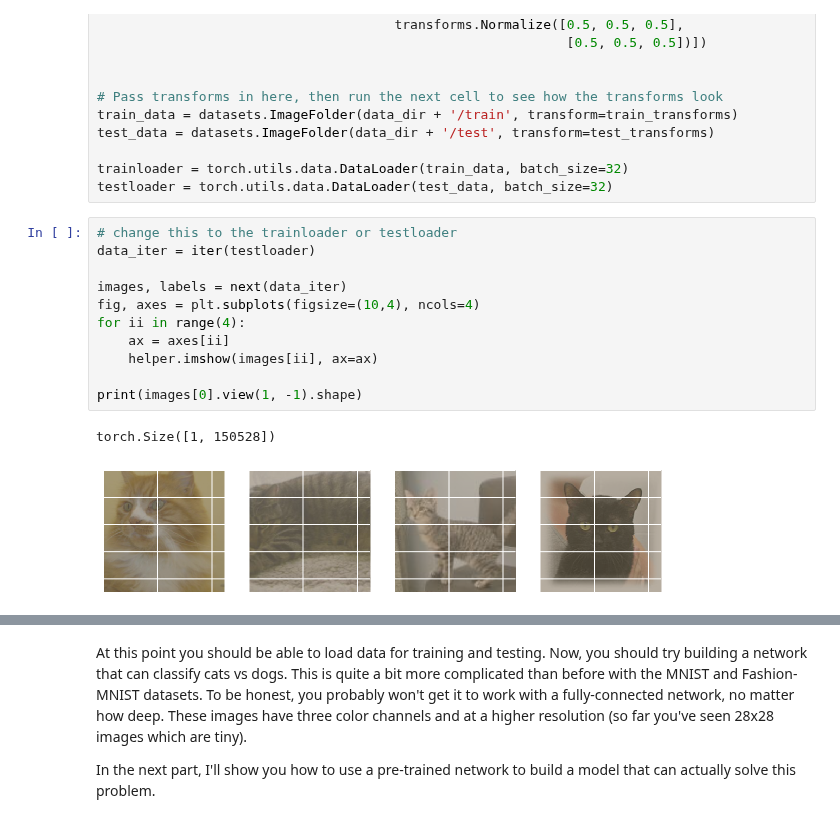
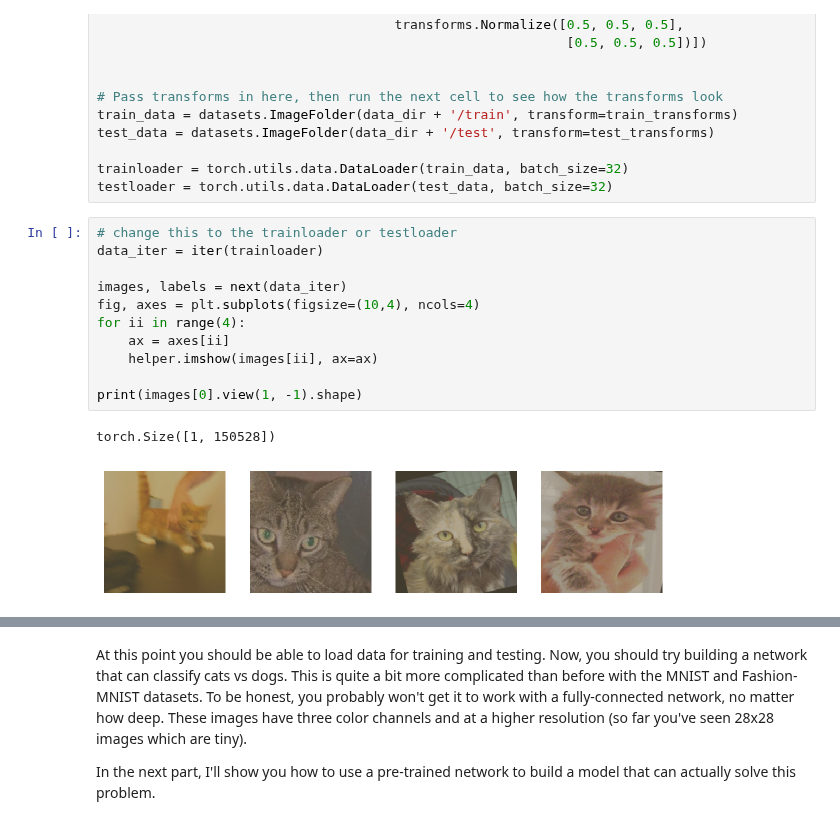
Before and after one commit to joaopamaral/deep-learning-v2-pytorch, a Jupyter notebook: intro-to-pytorch/Part 7 - Loading Image Data (Exercises).ipynb, the cells around one changed output, grey strips where cells are left out. Drawn from its saved outputs; the diff is of its cells as text.

```diff
--- a/intro-to-pytorch/Part 7 - Loading Image Data (Exercises).ipynb
+++ b/intro-to-pytorch/Part 7 - Loading Image Data (Exercises).ipynb
@@ -178,18 +160,18 @@ trainloader = torch.utils.data.DataLoader(train_data, batch_size=32)
 testloader = torch.utils.data.DataLoader(test_data, batch_size=32)
 # %%
 # change this to the trainloader or testloader
-data_iter = iter(testloader)
+data_iter = iter(trainloader)
 
 images, labels = next(data_iter)
 fig, axes = plt.subplots(figsize=(10,4), ncols=4)
 for ii in range(4):
     ax = axes[ii]
     helper.imshow(images[ii], ax=ax)
 
 print(images[0].view(1, -1).shape)
 # %% [output]
 torch.Size([1, 150528])
-[figure, old version]
+[figure, new version]
 # %% [markdown]
 Your transformed images should look something like this.
 
```
Also changed, not shown: parts of 4 cells of this notebook, 11 other files.
